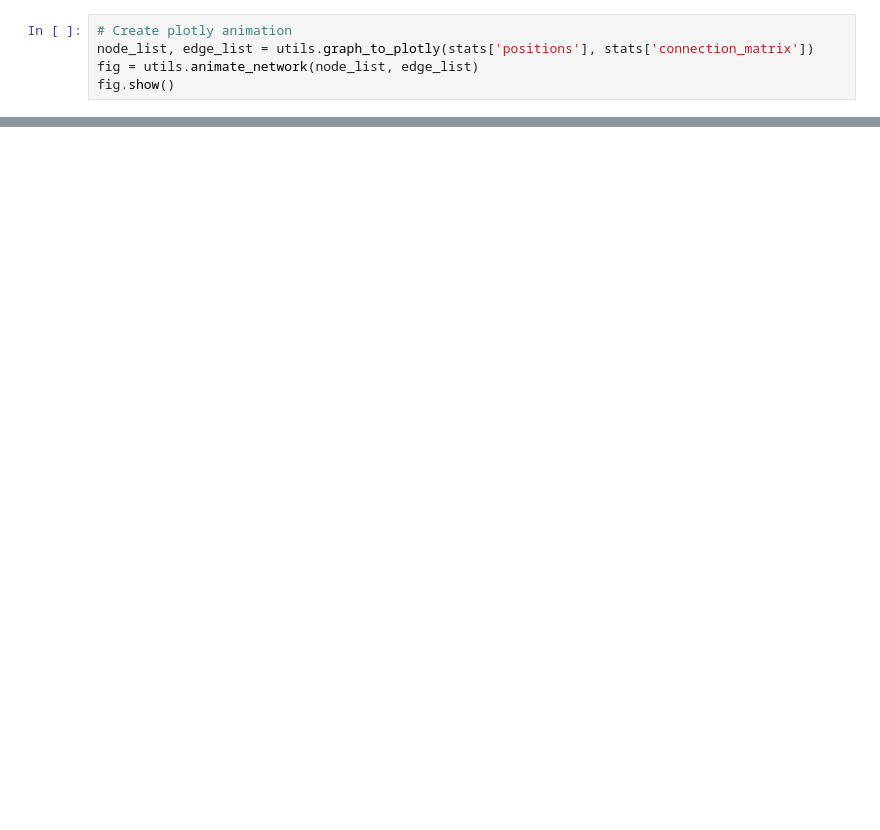
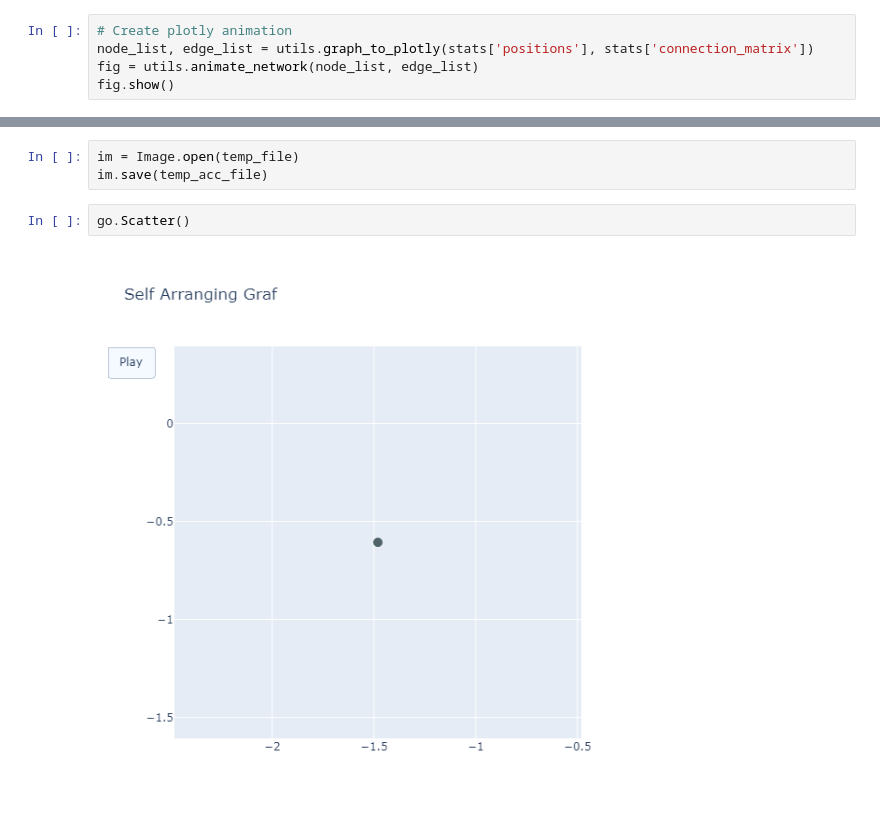
Before and after one commit to AllaVinner/Self-Arranging-Networks, a Jupyter notebook: notebooks/complete_graphs.ipynb, the cells around one changed output, grey strips where cells are left out. Drawn from its saved outputs; the diff is of its cells as text; blank space fills up the shorter version.

```diff
--- a/notebooks/complete_graphs.ipynb
+++ b/notebooks/complete_graphs.ipynb
@@ -33,0 +86,7 @@ fig.show()
+# %%
+im = Image.open(temp_file)
+im.save(temp_acc_file)
+# %%
+go.Scatter()
+# %% [output]
+[figure, added]
```
Also changed, not shown: parts of 8 cells of this notebook, 6 other files.
